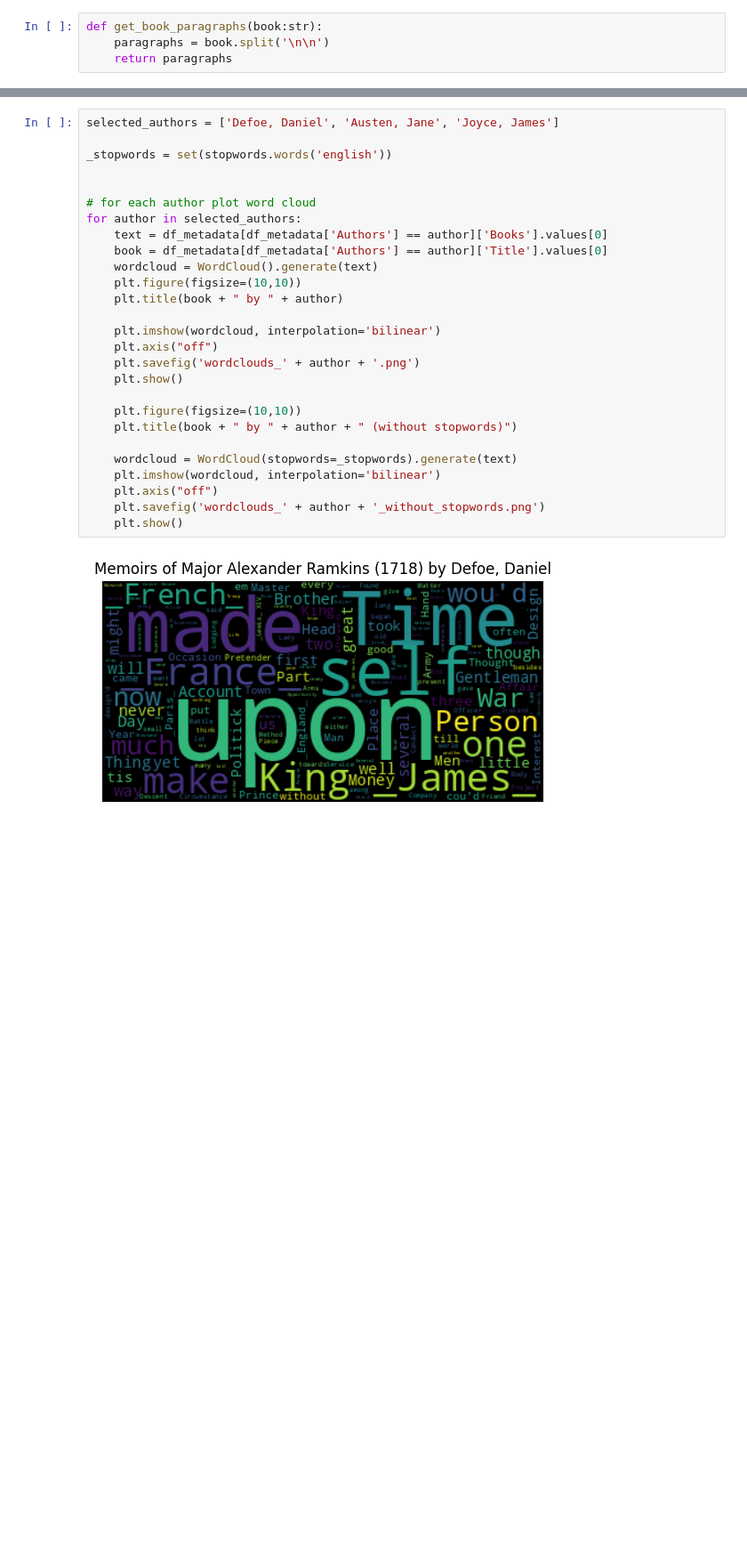
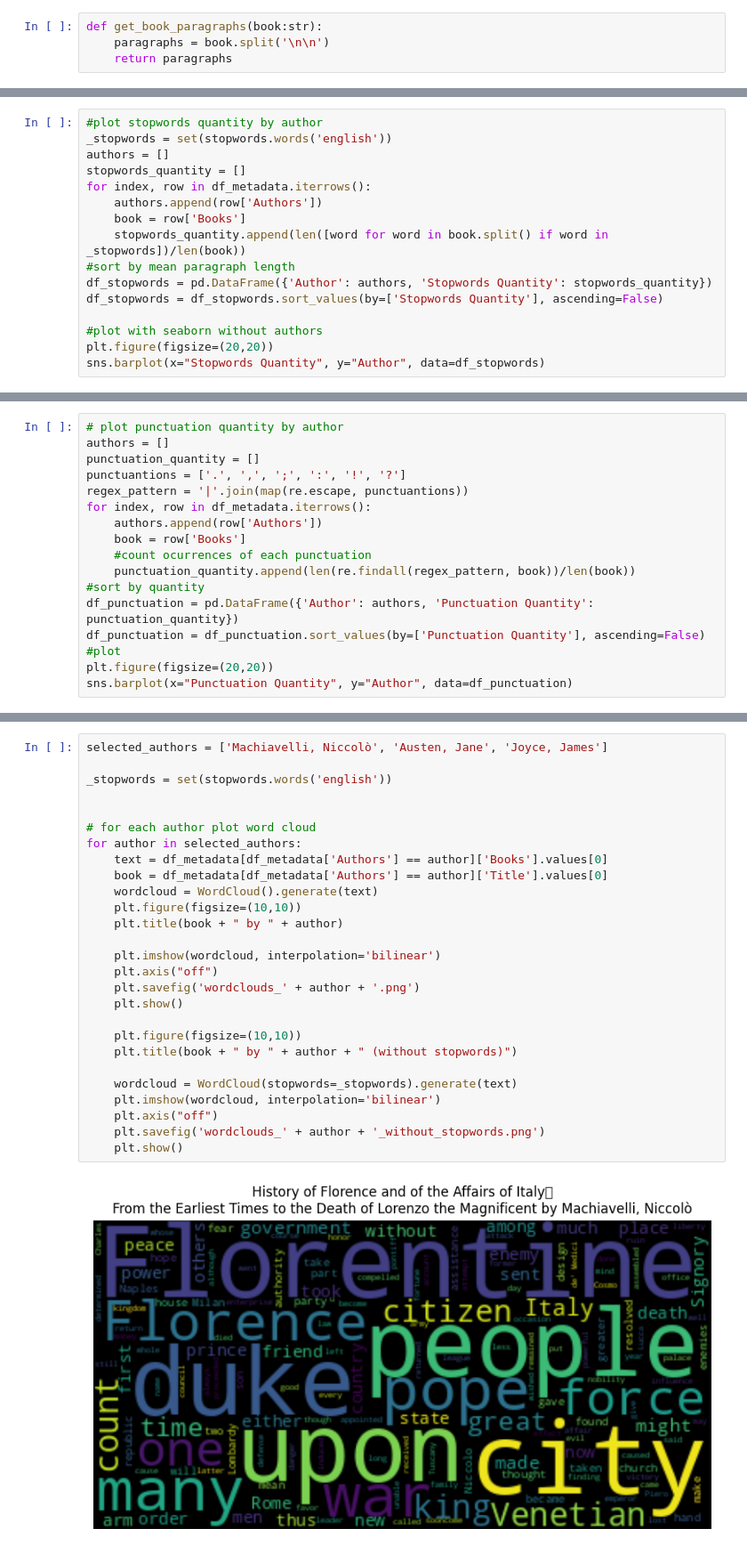
Before and after one commit to camilaborinsky/NLP-books, a Jupyter notebook: eda.ipynb, the cells around one changed output, grey strips where cells are left out. Shown at 89% size. Cells and saved outputs as stored; diff of their text form; blank space fills up the shorter version.

Commit message:
more graphics

```diff
--- a/eda.ipynb
+++ b/eda.ipynb
@@ -87,0 +89,16 @@ ax.set(ylabel=None)
+# %%
+#plot stopwords quantity by author
+_stopwords = set(stopwords.words('english'))
+authors = []
+stopwords_quantity = []
+for index, row in df_metadata.iterrows():
+    authors.append(row['Authors'])
+    book = row['Books']
+    stopwords_quantity.append(len([word for word in book.split() if word in _stopwords])/len(book))
+#sort by mean paragraph length
+df_stopwords = pd.DataFrame({'Author': authors, 'Stopwords Quantity': stopwords_quantity})
+df_stopwords = df_stopwords.sort_values(by=['Stopwords Quantity'], ascending=False)
+
+#plot with seaborn without authors
+plt.figure(figsize=(20,20))
+sns.barplot(x="Stopwords Quantity", y="Author", data=df_stopwords)
@@ -87,0 +108,17 @@ ax.set(ylabel=None)
+# %%
+# plot punctuation quantity by author
+authors = []
+punctuation_quantity = []
+punctuantions = ['.', ',', ';', ':', '!', '?']
+regex_pattern = '|'.join(map(re.escape, punctuantions))
+for index, row in df_metadata.iterrows():
+    authors.append(row['Authors'])
+    book = row['Books']
+    #count ocurrences of each punctuation
+    punctuation_quantity.append(len(re.findall(regex_pattern, book))/len(book))
+#sort by quantity
+df_punctuation = pd.DataFrame({'Author': authors, 'Punctuation Quantity': punctuation_quantity})
+df_punctuation = df_punctuation.sort_values(by=['Punctuation Quantity'], ascending=False)
+#plot
+plt.figure(figsize=(20,20))
+sns.barplot(x="Punctuation Quantity", y="Author", data=df_punctuation)
@@ -88,29 +148,29 @@ ax.set(ylabel=None)
 # %%
-selected_authors = ['Defoe, Daniel', 'Austen, Jane', 'Joyce, James']
+selected_authors = ['Machiavelli, Niccolò', 'Austen, Jane', 'Joyce, James']
 
 _stopwords = set(stopwords.words('english'))
 
 
 # for each author plot word cloud
 for author in selected_authors:
     text = df_metadata[df_metadata['Authors'] == author]['Books'].values[0]
     book = df_metadata[df_metadata['Authors'] == author]['Title'].values[0]
     wordcloud = WordCloud().generate(text)
     plt.figure(figsize=(10,10))
     plt.title(book + " by " + author)
 
     plt.imshow(wordcloud, interpolation='bilinear')
     plt.axis("off")
     plt.savefig('wordclouds_' + author + '.png')
     plt.show()
 
     plt.figure(figsize=(10,10))
     plt.title(book + " by " + author + " (without stopwords)")
 
     wordcloud = WordCloud(stopwords=_stopwords).generate(text)
     plt.imshow(wordcloud, interpolation='bilinear')
     plt.axis("off")
     plt.savefig('wordclouds_' + author + '_without_stopwords.png')
     plt.show()
 # %% [output]
-[figure, old version]
+[figure, new version]
```
Also changed, not shown: parts of 10 cells of this notebook, 3 other files.
